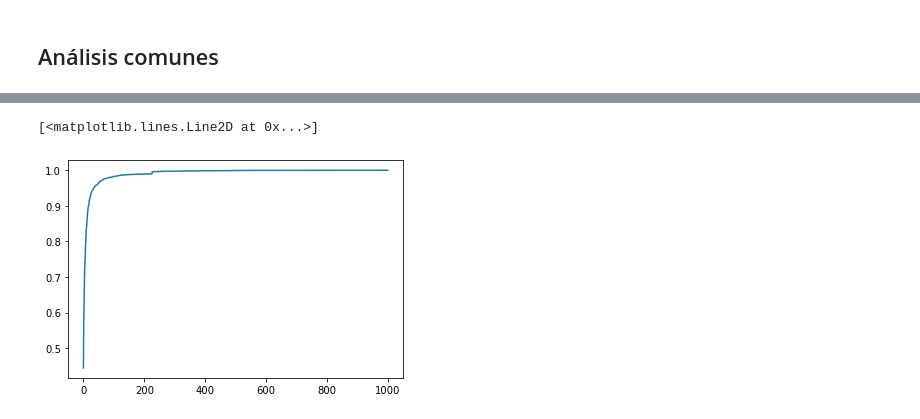
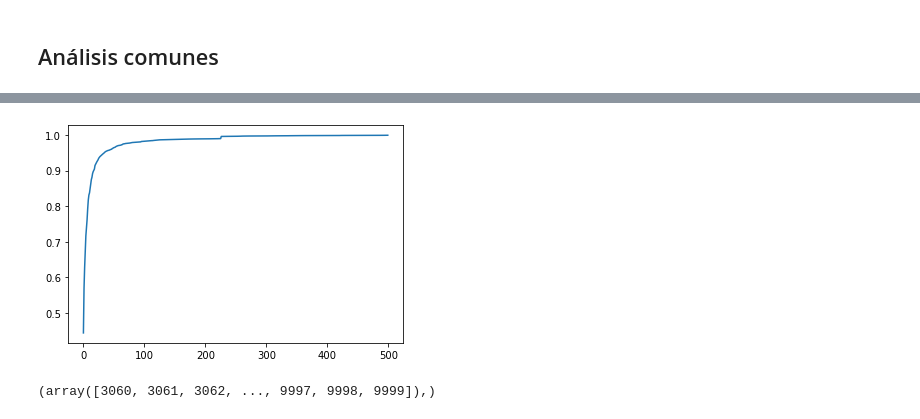
Before and after one commit to Fuminides/context-art-classification, a Jupyter notebook: Context Annotation Analysis.ipynb, the cells around one changed output, grey strips where cells are left out. Saved outputs shown, nothing was run; the diff lists cells and outputs as text; code cells hidden in the pictures.

```diff
--- a/Context Annotation Analysis.ipynb
+++ b/Context Annotation Analysis.ipynb
@@ -2,7 +2,8 @@
 import numpy as np
 import pandas as pd
 import matplotlib.pyplot as plt
-
+import seaborn as sns
+sns.set()
 
 import annotation_analysis as an
 from Data import symbol_graph as sg
@@ -14,2 +15,2 @@ reload(an); reload(sg); reload(text_encoding)
 # %%
-an.args_dict.dir_dataset = r'E:\Mi unidad\Code\SemArt\\'
+an.args_dict.dir_dataset = r'/home/javierfumanal/Documents/GitHub/SemArt/'
@@ -82,6 +160,6 @@ plt.plot(np.sort(chosen_coded_semart_train.mean(axis=1), axis=0))
 # %% [markdown]
 ## Análisis comunes
 # %%
-tentative_size = 1000
+tentative_size = 500
 chosen_coded_semart_train, chosen_coded_semart_val, chosen_coded_semart_test, word_names = \
             text_encoding.bow_load_train_text_corpus(an.args_dict.dir_dataset, append='append', k=tentative_size, top=True, explain=True)
@@ -100,7 +175,10 @@ for ix, word_ix in enumerate(most_common_words_sorted):
     #list_words[word_ix] = False
     res.append(paintings_present)
 # %%
-plt.plot(res)
+plt.plot(res); plt.savefig('cobertura_' + str(tentative_size) +  '.pdf')
 # %% [output]
-[<matplotlib.lines.Line2D at 0x...>]
-[figure, old version]
+[figure, new version]
+# %%
+np.where(np.equal(res, 1.0))
+# %% [output]
+(array([3060, 3061, 3062, ..., 9997, 9998, 9999]),)
```
Also changed, not shown: parts of 20 cells of this notebook, 2 other files.
